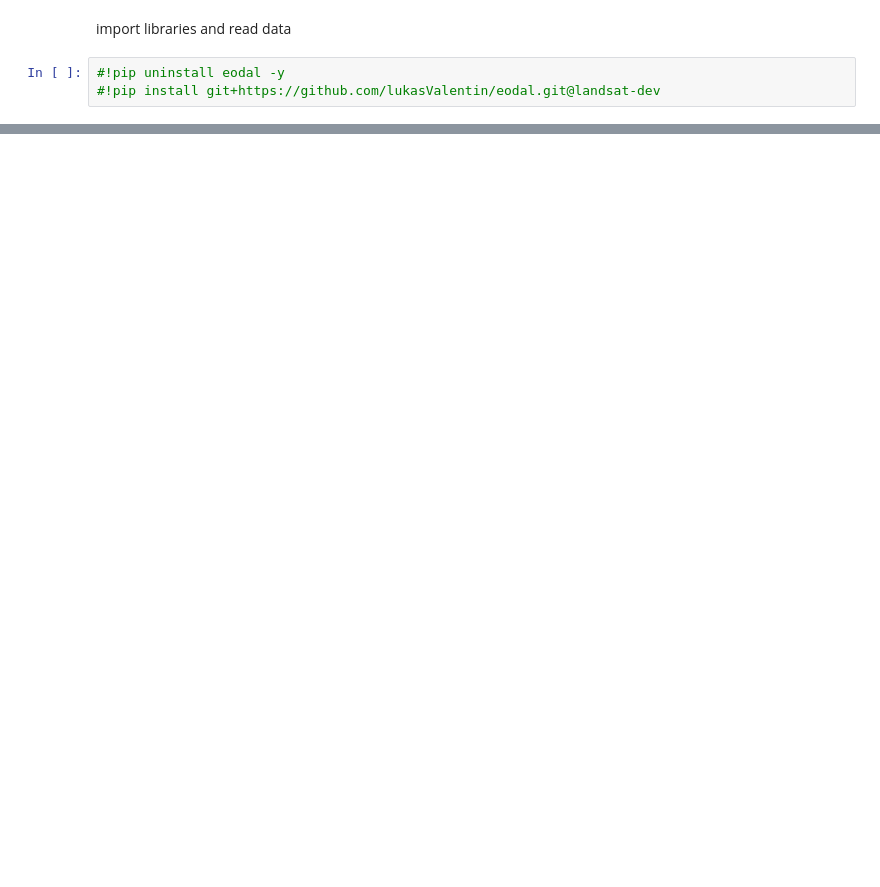
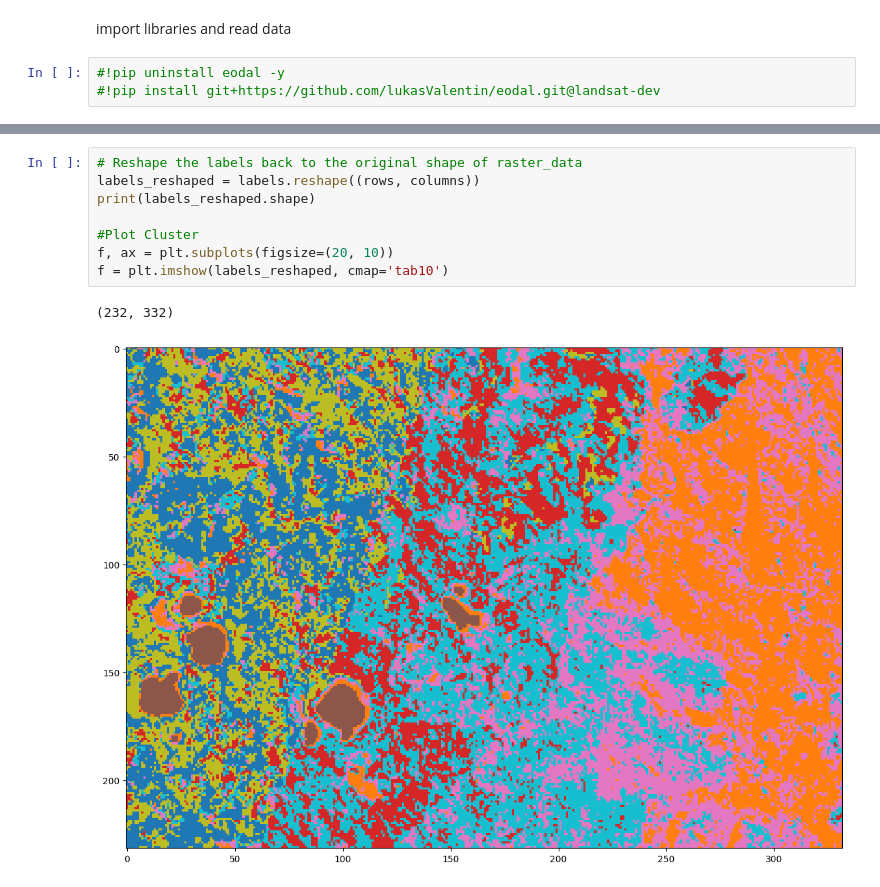
Before and after one commit to ftimcke/LULC-classification, a Jupyter notebook: process_landsat_test.ipynb, the cells around one changed output, grey strips where cells are left out. Saved outputs shown, nothing was run; the diff lists cells and outputs as text; blank space fills up the shorter version.

```diff
--- a/process_landsat_test.ipynb
+++ b/process_landsat_test.ipynb
@@ -124,0 +85,11 @@ processed Data (6, 232, 332)
+# %%
+# Reshape the labels back to the original shape of raster_data
+labels_reshaped = labels.reshape((rows, columns))
+print(labels_reshaped.shape)
+
+#Plot Cluster
+f, ax = plt.subplots(figsize=(20, 10))
+f = plt.imshow(labels_reshaped, cmap='tab10')
+# %% [output]
+(232, 332)
+[figure, added]
```
Also changed, not shown: parts of 6 cells of this notebook.
